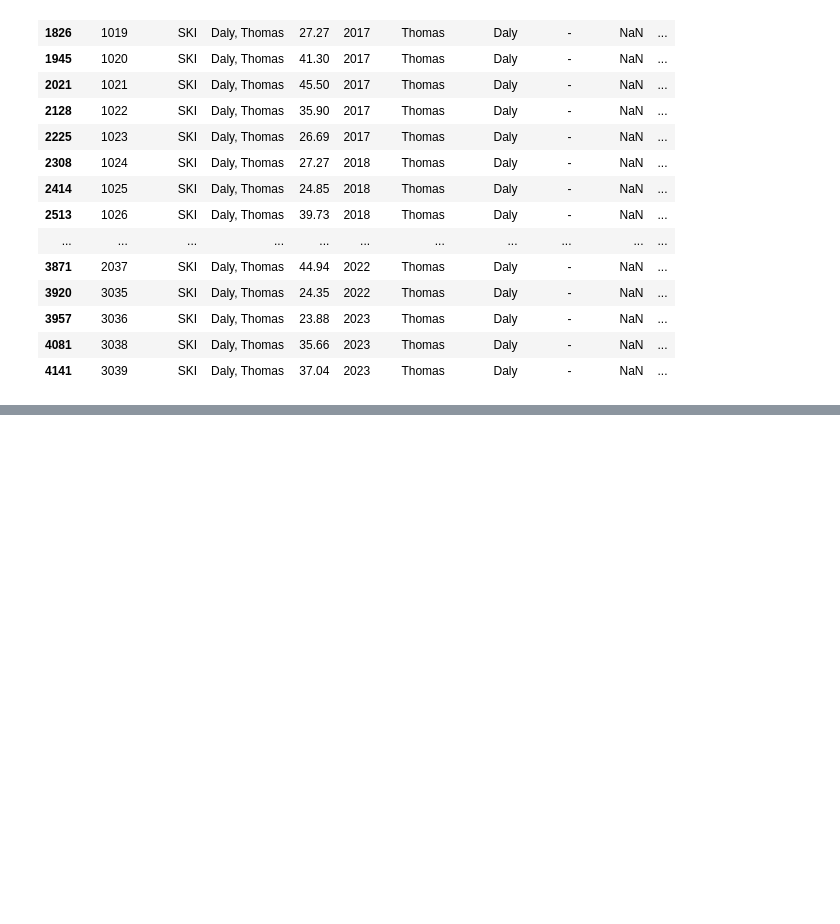
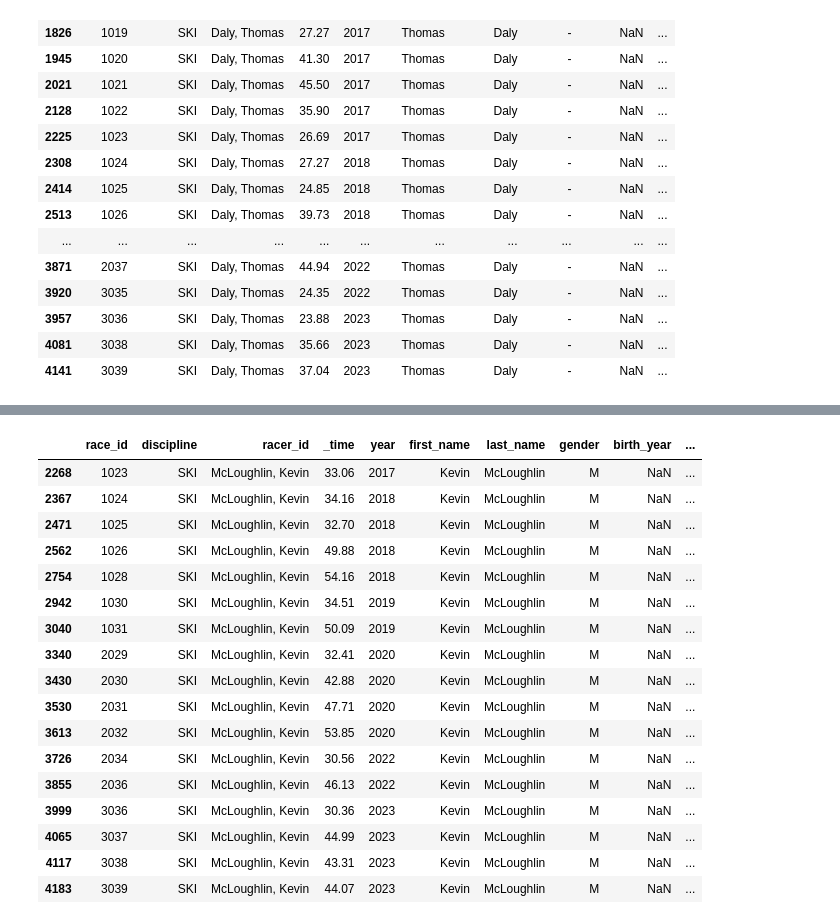
Before and after one commit to Cartar/FnG, a Jupyter notebook: SortingPlayground.ipynb, the cells around one changed output, grey strips where cells are left out. Cells and saved outputs as stored; diff of their text form; code cells hidden in the pictures; blank space fills up the shorter version.

```diff
--- a/SortingPlayground.ipynb
+++ b/SortingPlayground.ipynb
@@ -167,0 +197,21 @@ ski_n_snbd_list.sort_values("avg_rank").to_csv("data/2024_ski_n_snbd_rank.csv",
+# %%
+combined_df[(combined_df.racer_id == "McLoughlin, Kevin")].tail(20)# & (combined_df.year == 2014)]
+# %% [output]
+|  | race_id | discipline | racer_id | _time | year | first_name | last_name | gender | birth_year | ... |
+| 2268 | 1023 | SKI | McLoughlin, Kevin | 33.06 | 2017 | Kevin | McLoughlin | M | NaN | ... |
+| 2367 | 1024 | SKI | McLoughlin, Kevin | 34.16 | 2018 | Kevin | McLoughlin | M | NaN | ... |
+| 2471 | 1025 | SKI | McLoughlin, Kevin | 32.70 | 2018 | Kevin | McLoughlin | M | NaN | ... |
+| 2562 | 1026 | SKI | McLoughlin, Kevin | 49.88 | 2018 | Kevin | McLoughlin | M | NaN | ... |
+| 2754 | 1028 | SKI | McLoughlin, Kevin | 54.16 | 2018 | Kevin | McLoughlin | M | NaN | ... |
+| 2942 | 1030 | SKI | McLoughlin, Kevin | 34.51 | 2019 | Kevin | McLoughlin | M | NaN | ... |
+| 3040 | 1031 | SKI | McLoughlin, Kevin | 50.09 | 2019 | Kevin | McLoughlin | M | NaN | ... |
+| 3340 | 2029 | SKI | McLoughlin, Kevin | 32.41 | 2020 | Kevin | McLoughlin | M | NaN | ... |
+| 3430 | 2030 | SKI | McLoughlin, Kevin | 42.88 | 2020 | Kevin | McLoughlin | M | NaN | ... |
+| 3530 | 2031 | SKI | McLoughlin, Kevin | 47.71 | 2020 | Kevin | McLoughlin | M | NaN | ... |
+| 3613 | 2032 | SKI | McLoughlin, Kevin | 53.85 | 2020 | Kevin | McLoughlin | M | NaN | ... |
+| 3726 | 2034 | SKI | McLoughlin, Kevin | 30.56 | 2022 | Kevin | McLoughlin | M | NaN | ... |
+| 3855 | 2036 | SKI | McLoughlin, Kevin | 46.13 | 2022 | Kevin | McLoughlin | M | NaN | ... |
+| 3999 | 3036 | SKI | McLoughlin, Kevin | 30.36 | 2023 | Kevin | McLoughlin | M | NaN | ... |
+| 4065 | 3037 | SKI | McLoughlin, Kevin | 44.99 | 2023 | Kevin | McLoughlin | M | NaN | ... |
+| 4117 | 3038 | SKI | McLoughlin, Kevin | 43.31 | 2023 | Kevin | McLoughlin | M | NaN | ... |
+| 4183 | 3039 | SKI | McLoughlin, Kevin | 44.07 | 2023 | Kevin | McLoughlin | M | NaN | ... |
```
Also changed, not shown: parts of 3 cells of this notebook, 5 other files.
